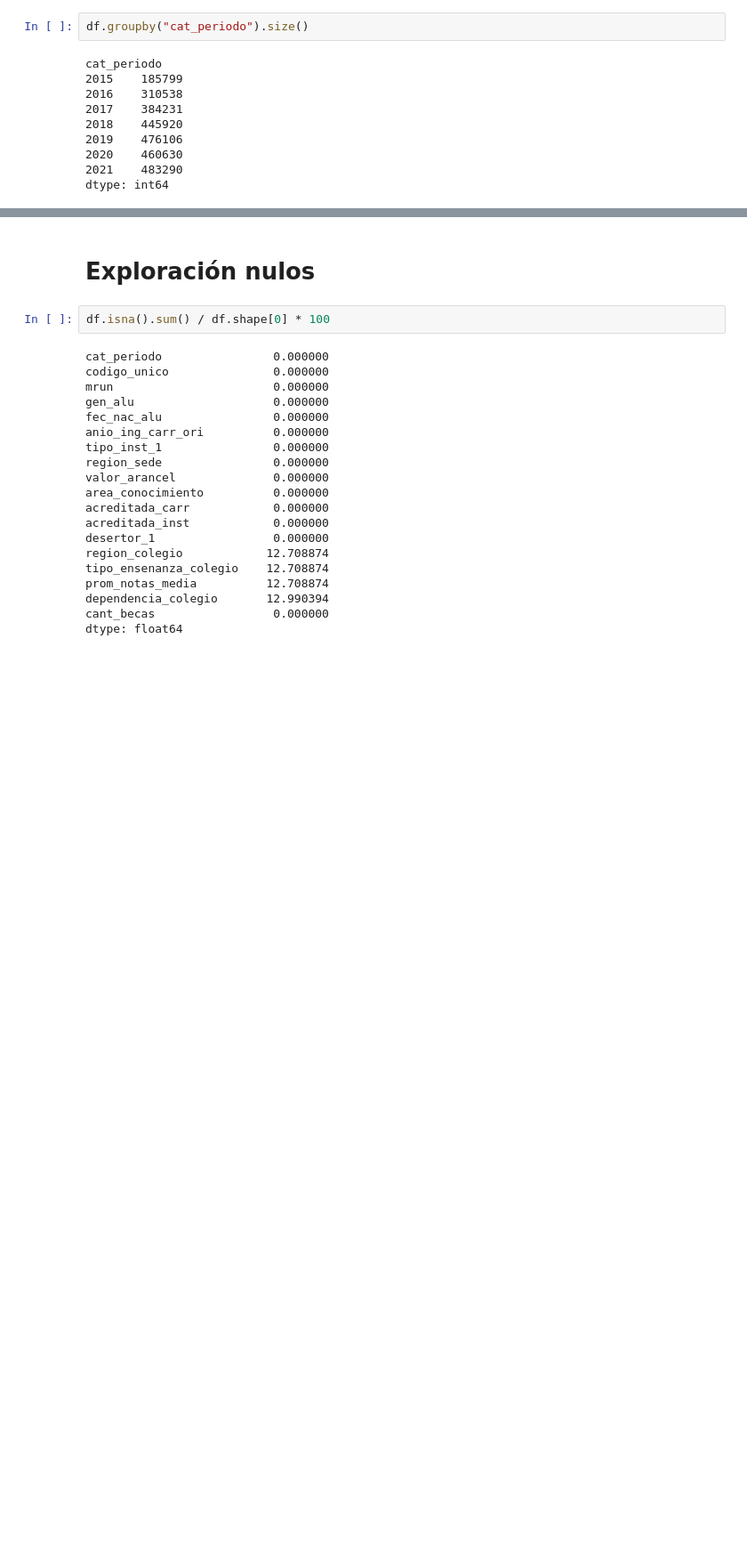
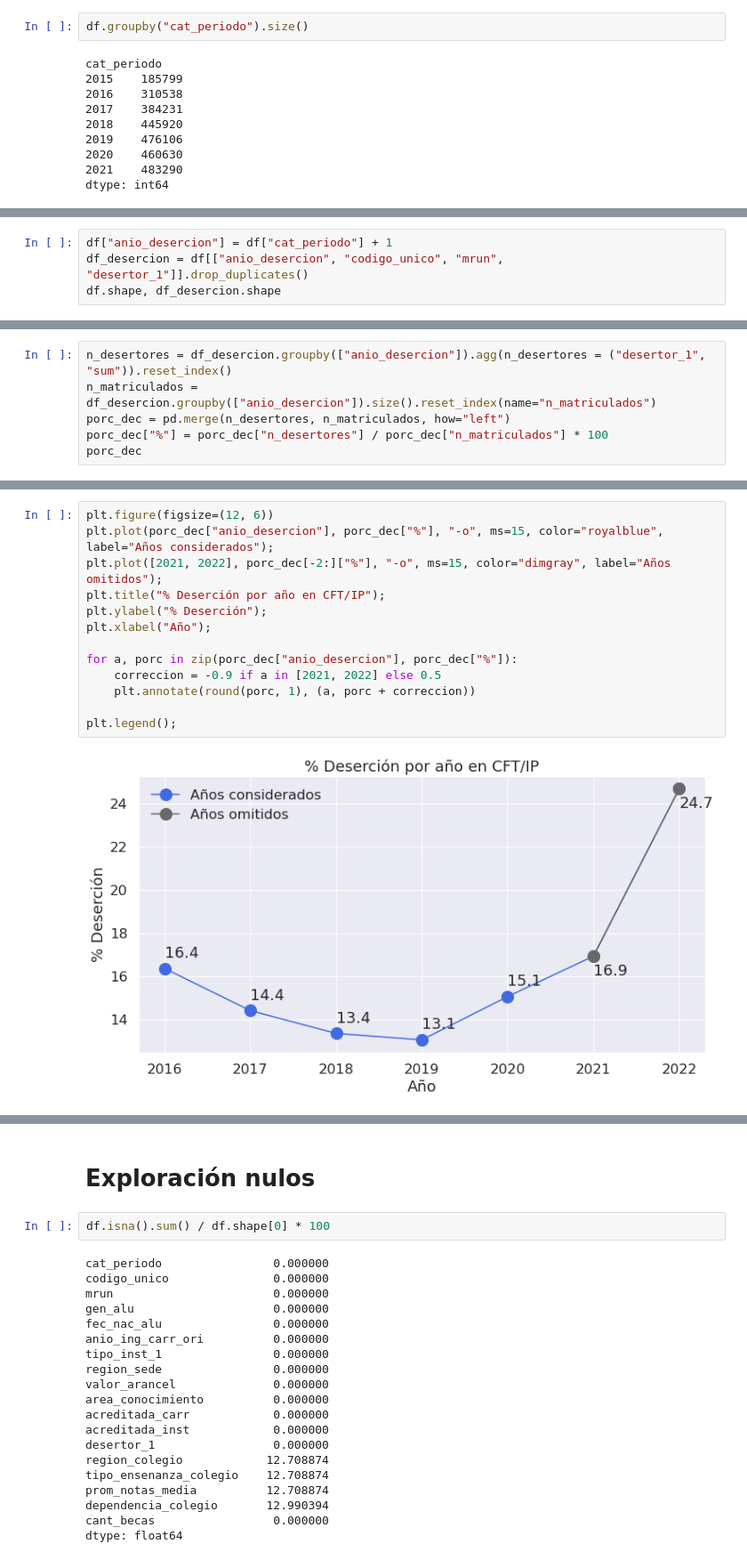
Before and after one commit to GianniCatBug/MDS7201-mineduc-desercion, a Jupyter notebook: notebooks/5-desercion-y-nulos.ipynb, the cells around one changed output, grey strips where cells are left out. Shown at 89% size. Cells and saved outputs as stored; diff of their text form; blank space fills up the shorter version.

Commit message:
nulos y desercion

```diff
--- a/notebooks/5-nulos.ipynb
+++ b/notebooks/5-desercion-y-nulos.ipynb
@@ -42,0 +45,4 @@ dtype: int64
+# %%
+df["anio_desercion"] = df["cat_periodo"] + 1
+df_desercion = df[["anio_desercion", "codigo_unico", "mrun", "desertor_1"]].drop_duplicates()
+df.shape, df_desercion.shape
@@ -42,0 +51,6 @@ dtype: int64
+# %%
+n_desertores = df_desercion.groupby(["anio_desercion"]).agg(n_desertores = ("desertor_1", "sum")).reset_index()
+n_matriculados = df_desercion.groupby(["anio_desercion"]).size().reset_index(name="n_matriculados")
+porc_dec = pd.merge(n_desertores, n_matriculados, how="left")
+porc_dec["%"] = porc_dec["n_desertores"] / porc_dec["n_matriculados"] * 100
+porc_dec
@@ -42,0 +66,15 @@ dtype: int64
+# %%
+plt.figure(figsize=(12, 6))
+plt.plot(porc_dec["anio_desercion"], porc_dec["%"], "-o", ms=15, color="royalblue", label="Años considerados");
+plt.plot([2021, 2022], porc_dec[-2:]["%"], "-o", ms=15, color="dimgray", label="Años omitidos");
+plt.title("% Deserción por año en CFT/IP");
+plt.ylabel("% Deserción");
+plt.xlabel("Año");
+
+for a, porc in zip(porc_dec["anio_desercion"], porc_dec["%"]):
+    correccion = -0.9 if a in [2021, 2022] else 0.5
+    plt.annotate(round(porc, 1), (a, porc + correccion))
+
+plt.legend();
+# %% [output]
+[figure, added]
```
Also changed, not shown: parts of 9 cells of this notebook, 1 other file.
